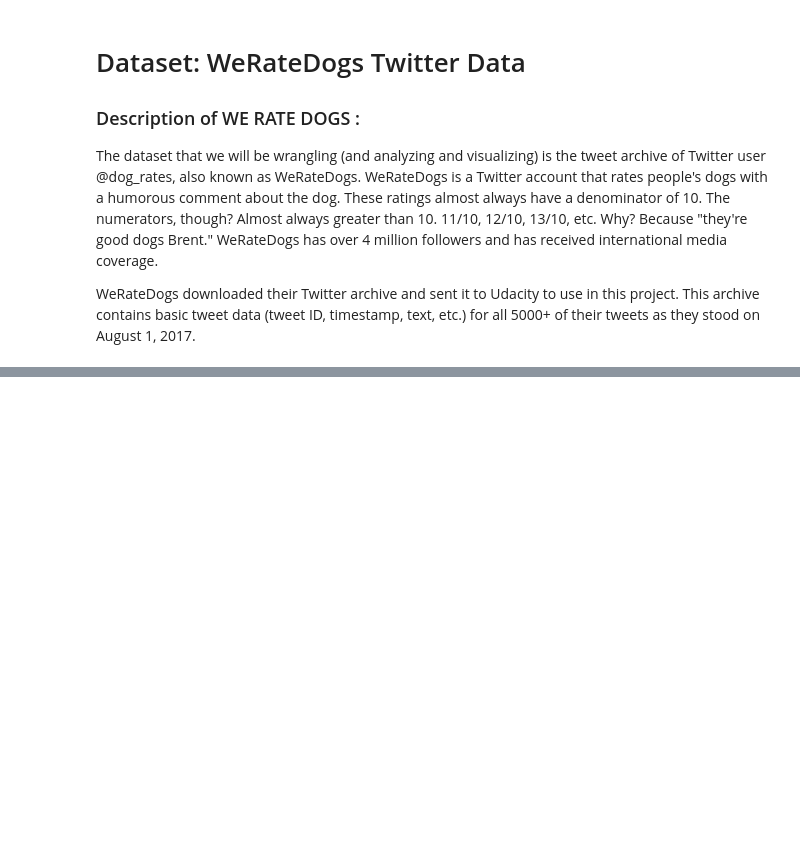
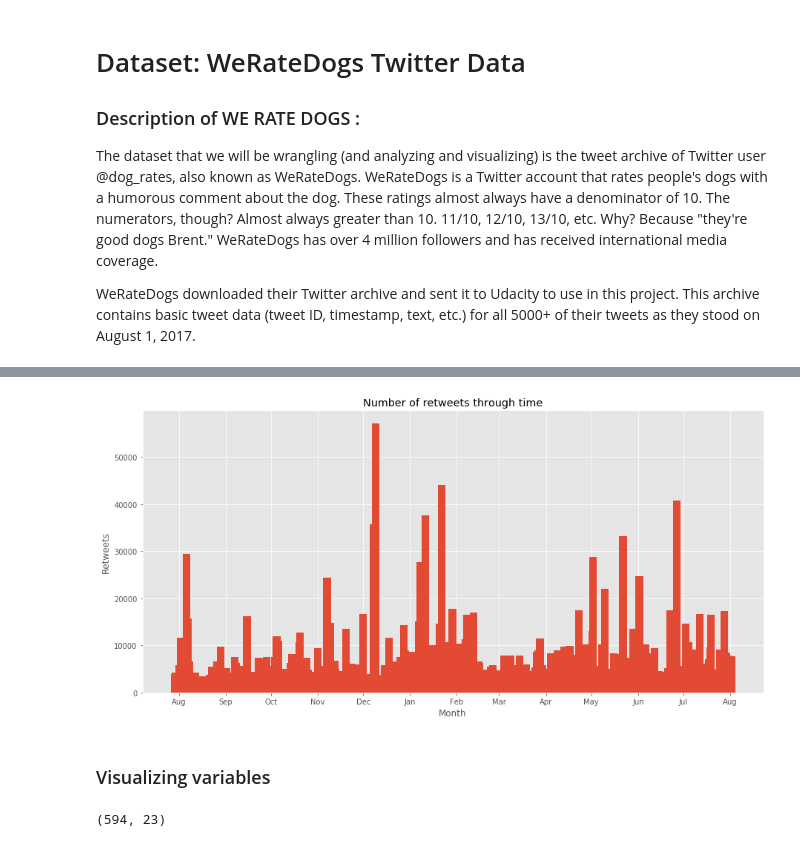
Before and after one commit to faizankhann/We-Rate-Dogs-Tweets-Data-Wrangling, a Jupyter notebook: Wrangle_Act.ipynb, the cells around one changed output, grey strips where cells are left out. Cells and saved outputs as stored; diff of their text form; code cells hidden in the pictures; blank space fills up the shorter version.

```diff
--- a/Wrangle_Act.ipynb
+++ b/Wrangle_Act.ipynb
@@ -106,0 +994,5 @@ api = tweepy.API(auth)
+# %%
+# Fixing the Inconsistent cases
+clean_img['p1'] = clean_img['p1'].str.lower()
+clean_img['p2'] = clean_img['p2'].str.lower()
+clean_img['p3'] = clean_img['p3'].str.lower()
@@ -106,0 +1047,11 @@ api = tweepy.API(auth)
+# %%
+# Merge and suppress row without image
+
+
+# Performing inner joins on 'id' to merge the data
+
+df_final = clean_img.merge(clean_archive, left_on='tweet_id',right_on='tweet_id',how='inner')
+df_final = df_final.merge(clean_data,left_on='tweet_id',right_on='id',how='inner')
+
+# Dropping unnecessary fields
+df_final = df_final.drop(['id'], axis=1)
@@ -106,0 +1074,4 @@ api = tweepy.API(auth)
+# %%
+# Copying the data frame
+
+df = df_final.copy()
@@ -106,0 +1141,32 @@ api = tweepy.API(auth)
+# %%
+# Getting the evolution of tweet sharing
+df_plot=df.copy()
+
+# Setting up the date as index
+df_plot.set_index('timestamp',inplace=True)
+
+# Setting up the plot style to 'ggplot'
+plt.style.use('ggplot')
+
+# Plotting the data
+fig, ax = plt.subplots(figsize=(15,7))
+ax.bar(df_plot.index, df_plot['retweet_count'],width=5)
+
+
+# Setting up the ticks for each week
+ax.xaxis.set_major_locator(mdates.MonthLocator())
+
+# Setting the format for major ticks
+ax.xaxis.set_major_formatter(mdates.DateFormatter('%b'))
+
+# Setting up the axis and graph titles
+ax.set_title('Number of retweets through time')
+ax.set_xlabel('Month')
+ax.set_ylabel('Retweets')
+
+# Generating the figure
+fig.savefig('retweets_through_time.png')
+# %% [output]
+[figure, added]
+# %% [markdown]
+### Visualizing variables
@@ -106,0 +1193,5 @@ api = tweepy.API(auth)
+# %%
+# Verifying the Changes
+df.shape
+# %% [output]
+(594, 23)
```
Also changed, not shown: parts of 96 cells of this notebook, 7 other files.
